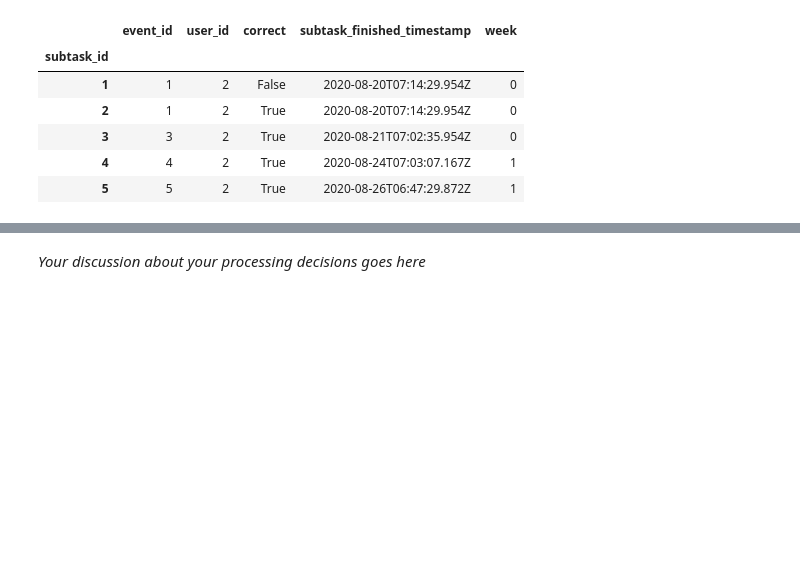
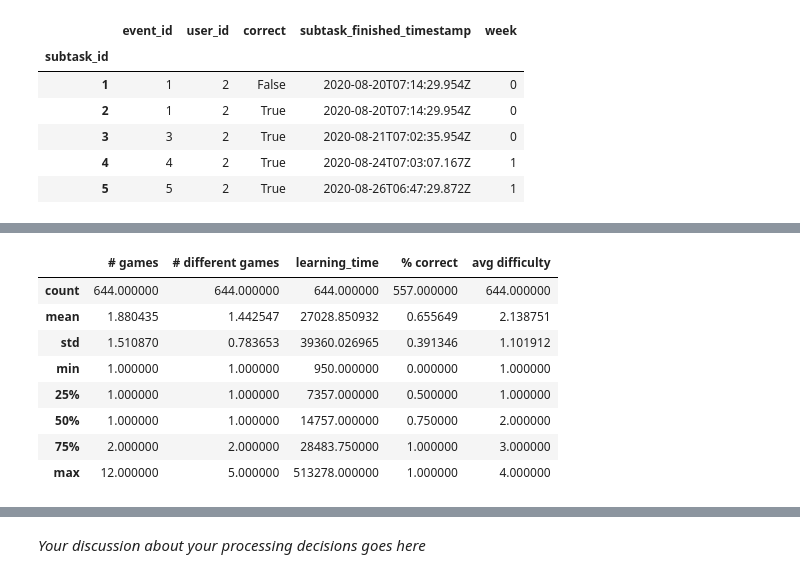
Before and after one commit to Maximelel/MLBD_course, a Jupyter notebook: project/milestone-04/m4_calcularis_Maxime.ipynb, the cells around one changed output, grey strips where cells are left out. Cells and saved outputs as stored; diff of their text form; code cells hidden in the pictures; blank space fills up the shorter version.

```diff
--- a/project/milestone-04/m4_calcularis_Maxime.ipynb
+++ b/project/milestone-04/m4_calcularis_Maxime.ipynb
@@ -247,0 +336,5 @@ features.head()
+# %%
+different_users = np.array(features.index.get_level_values('user_id').unique())
+small_features = features.iloc[features.index.get_level_values('user_id').isin(np.random.choice(different_users, 100))]
+print(f'Length of small features dataframe : {len(small_features)}')
+small_features.head()
@@ -247,0 +350,20 @@ features.head()
+# %%
+effort = pd.DataFrame({
+  "# games": small_features['# games'],
+  "# different games": small_features['# different games'],
+  "learning_time": small_features['learning_time'],
+  "% correct": small_features['% correct'],
+  "avg difficulty": small_features['avg difficulty']
+})
+#print(f"Count of users in effort: {len(events.groupby(by=['user_id']).sum().index)}")
+effort.describe()
+# %% [output]
+|  | # games | # different games | learning_time | % correct | avg difficulty |
+| count | 644.000000 | 644.000000 | 644.000000 | 557.000000 | 644.000000 |
+| mean | 1.880435 | 1.442547 | 27028.850932 | 0.655649 | 2.138751 |
+| std | 1.510870 | 0.783653 | 39360.026965 | 0.391346 | 1.101912 |
+| min | 1.000000 | 1.000000 | 950.000000 | 0.000000 | 1.000000 |
+| 25% | 1.000000 | 1.000000 | 7357.000000 | 0.500000 | 1.000000 |
+| 50% | 1.000000 | 1.000000 | 14757.000000 | 0.750000 | 2.000000 |
+| 75% | 2.000000 | 2.000000 | 28483.750000 | 1.000000 | 3.000000 |
+| max | 12.000000 | 5.000000 | 513278.000000 | 1.000000 | 4.000000 |
```
Also changed, not shown: parts of 21 cells of this notebook.
